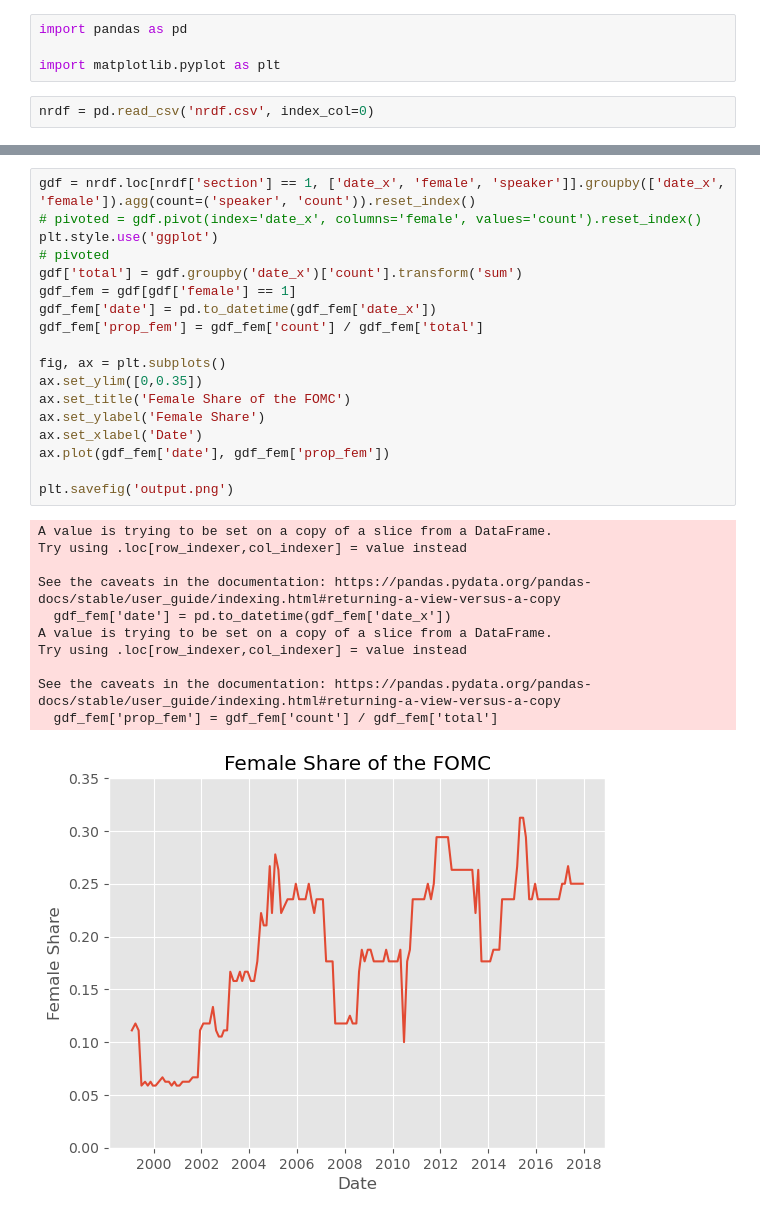
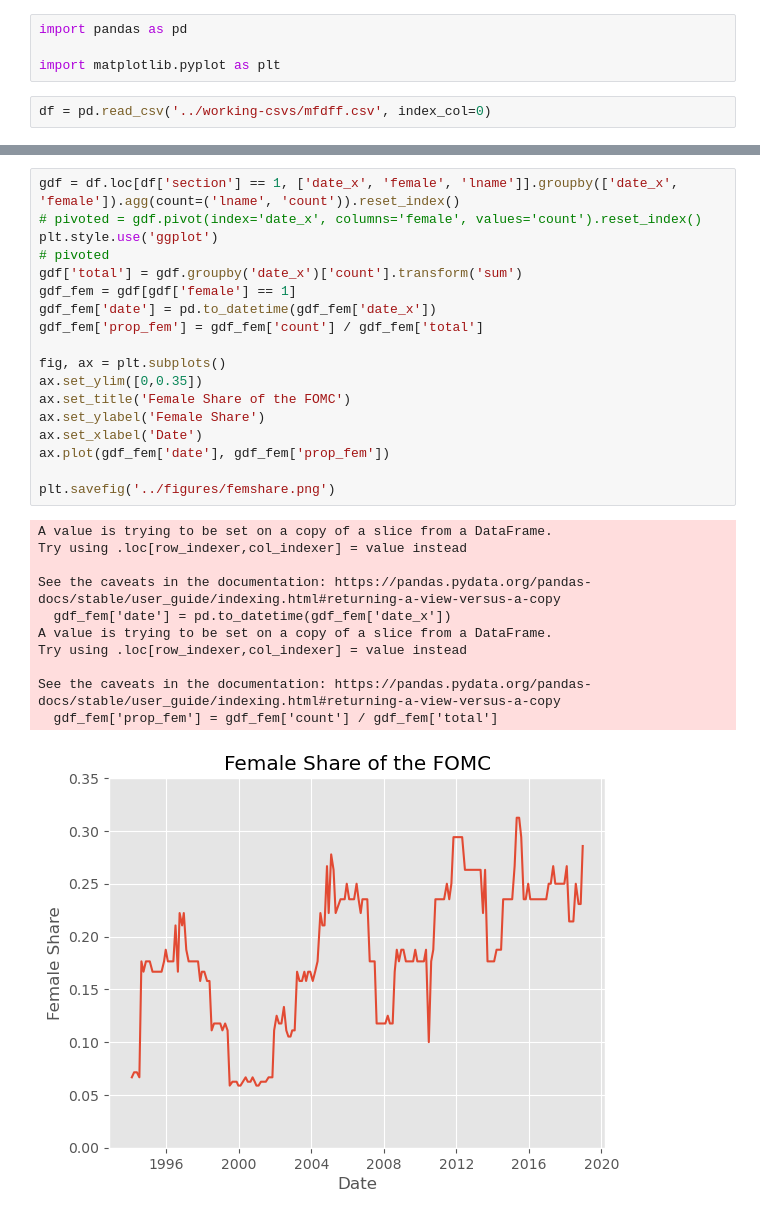
Before and after one commit to bendurham441/fed-nlp, a Jupyter notebook: regressions/descriptive_stats.ipynb, the cells around one changed output, grey strips where cells are left out. Drawn from its saved outputs; the diff is of its cells as text.

```diff
--- a/regressions/descriptive_stats.ipynb
+++ b/regressions/descriptive_stats.ipynb
@@ -3,5 +3,5 @@ import pandas as pd
 
 import matplotlib.pyplot as plt
 # %%
-nrdf = pd.read_csv('nrdf.csv', index_col=0)
+df = pd.read_csv('../working-csvs/mfdff.csv', index_col=0)
 # %%
@@ -45,31 +45,31 @@ nrdf
 # %%
-gdf = nrdf.loc[nrdf['section'] == 1, ['date_x', 'female', 'speaker']].groupby(['date_x', 'female']).agg(count=('speaker', 'count')).reset_index()
+gdf = df.loc[df['section'] == 1, ['date_x', 'female', 'lname']].groupby(['date_x', 'female']).agg(count=('lname', 'count')).reset_index()
 # pivoted = gdf.pivot(index='date_x', columns='female', values='count').reset_index()
 plt.style.use('ggplot')
 # pivoted
 gdf['total'] = gdf.groupby('date_x')['count'].transform('sum')
 gdf_fem = gdf[gdf['female'] == 1]
 gdf_fem['date'] = pd.to_datetime(gdf_fem['date_x'])
 gdf_fem['prop_fem'] = gdf_fem['count'] / gdf_fem['total']
 
 fig, ax = plt.subplots()
 ax.set_ylim([0,0.35])
 ax.set_title('Female Share of the FOMC')
 ax.set_ylabel('Female Share')
 ax.set_xlabel('Date')
 ax.plot(gdf_fem['date'], gdf_fem['prop_fem'])
 
-plt.savefig('output.png')
+plt.savefig('../figures/femshare.png')
 # %% [output]
 A value is trying to be set on a copy of a slice from a DataFrame.
 Try using .loc[row_indexer,col_indexer] = value instead
 
 See the caveats in the documentation: https://pandas.pydata.org/pandas-docs/stable/user_guide/indexing.html#returning-a-view-versus-a-copy
   gdf_fem['date'] = pd.to_datetime(gdf_fem['date_x'])
 A value is trying to be set on a copy of a slice from a DataFrame.
 Try using .loc[row_indexer,col_indexer] = value instead
 
 See the caveats in the documentation: https://pandas.pydata.org/pandas-docs/stable/user_guide/indexing.html#returning-a-view-versus-a-copy
   gdf_fem['prop_fem'] = gdf_fem['count'] / gdf_fem['total']
-[figure, old version]
+[figure, new version]
 # %%
```
Also changed, not shown: parts of 6 cells of this notebook, 2 other files.
